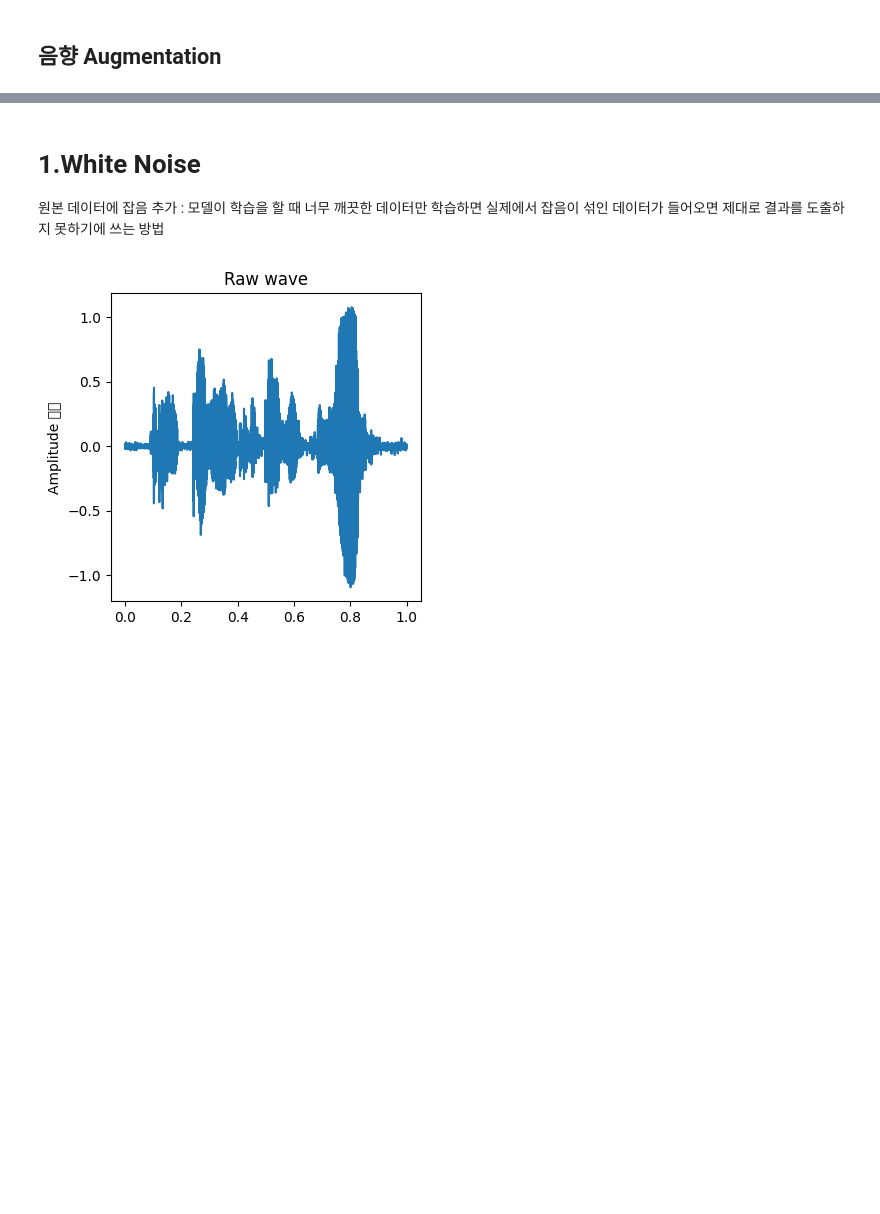
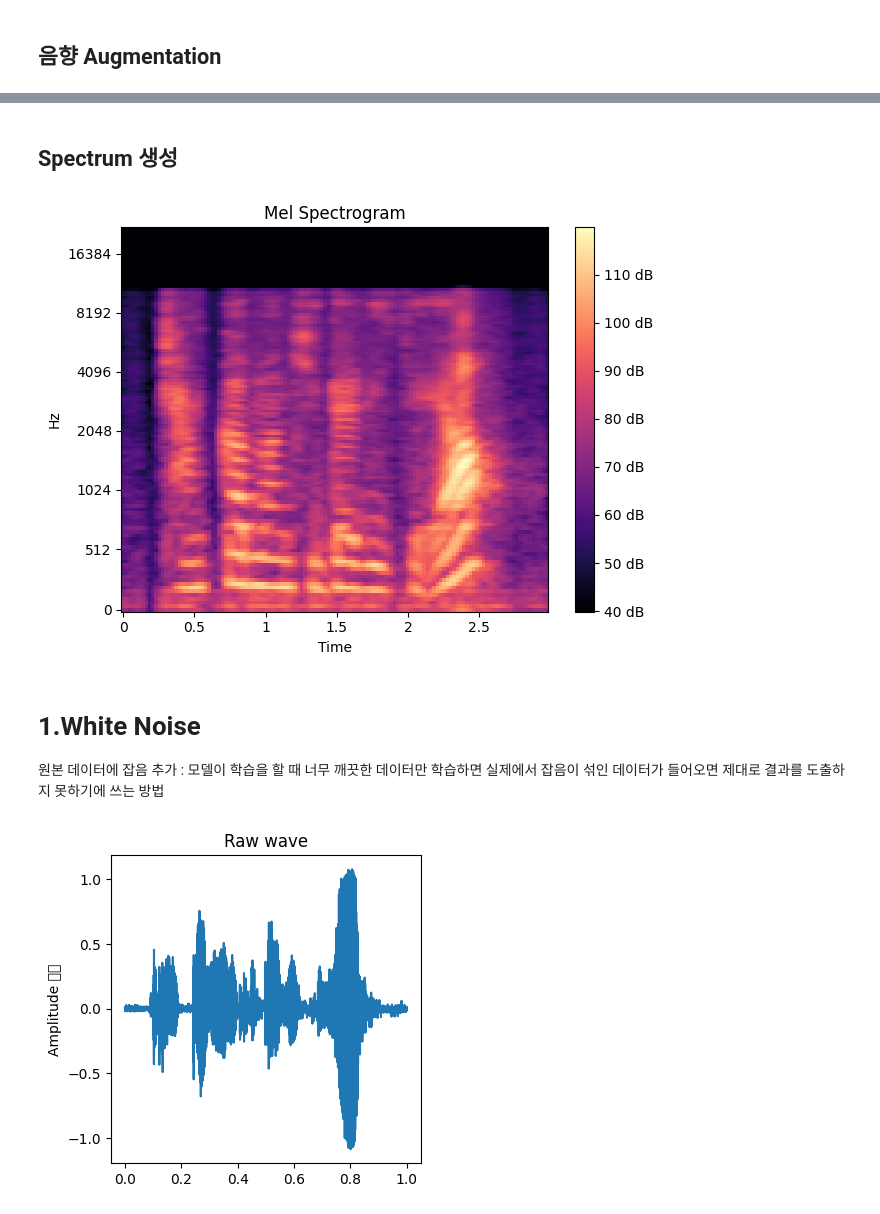
Before and after one commit to wonjunchoi-arc/speech, a Jupyter notebook: Augmentation.ipynb, the cells around one changed output, grey strips where cells are left out. Drawn from its saved outputs; the diff is of its cells as text; code cells hidden in the pictures; blank space fills up the shorter version.

```diff
--- a/Augmentation.ipynb
+++ b/Augmentation.ipynb
@@ -39,6 +40,30 @@ idp.Audio(data=wdata,rate=wrate)
 (66156,)-[44100]
 [figure]
 [interactive output not drawn]
+# %% [markdown]
+## Spectrum 생성
+# %%
+def my_mel_spectogram(data,rate):
+    n_fft= 2048
+    win_length =2048
+    hop_length = 1024
+    n_mels = 128
+
+    stft_result = librosa.stft(data, n_fft=4096, win_length= 4096, hop_length=515)
+    #stft_result 푸리에 변환이 적용된 스펙트럼
+    D=np.abs(stft_result)
+    mel_spec = librosa.feature.melspectrogram(S =D, sr=rate, n_mels=n_mels,hop_length=hop_length, win_length=win_length)
+    librosa.display.specshow(librosa.amplitude_to_db(mel_spec,ref=0.00002),
+                             sr =rate, hop_length=hop_length, y_axis='mel',x_axis='time')
+
+    plt.title('Mel Spectrogram')
+    plt.colorbar(format='%2.0f dB')
+    plt.tight_layout()
+    plt.show()
+
+my_mel_spectogram(wdata, wrate)
+# %% [output]
+[figure, added]
 # %% [markdown]
 # 1.White Noise
 원본 데이터에 잡음 추가 : 모델이 학습을 할 때 너무 깨끗한 데이터만 학습하면 실제에서 잡음이 섞인 데이터가 들어오면 제대로 결과를 도출하지 못하기에 쓰는 방법
```
Also changed, not shown: parts of 14 cells of this notebook, 2 other files.
